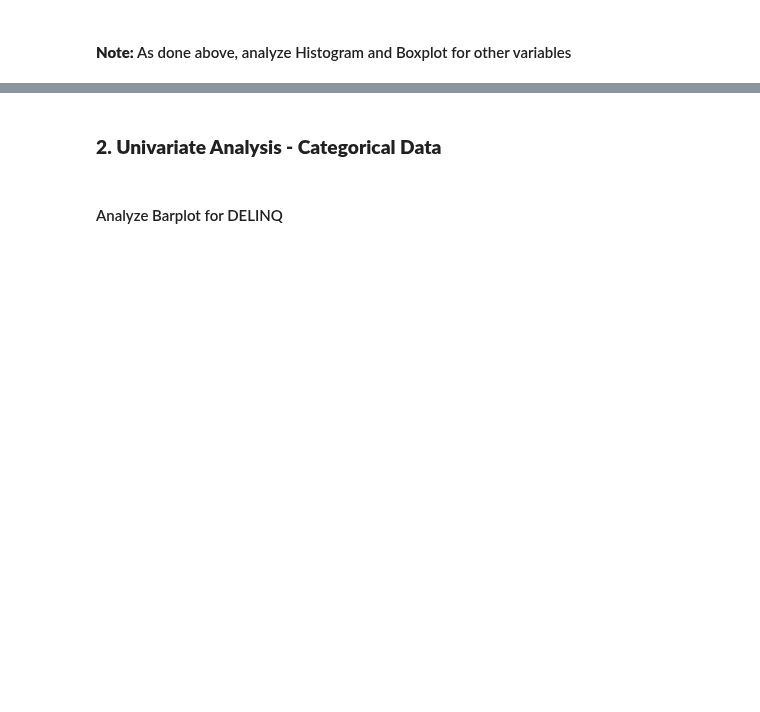
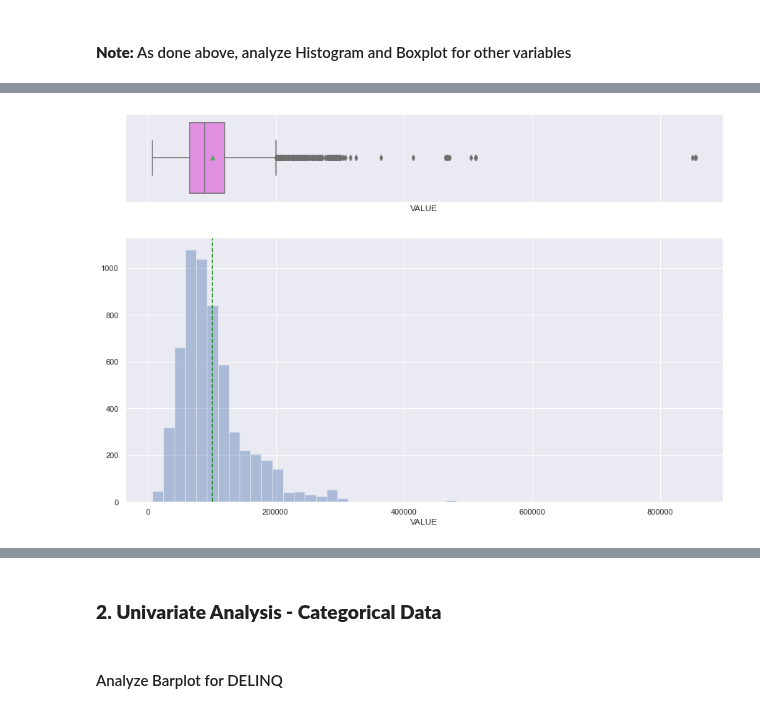
Before and after one commit to asadTariq666/Python_work, a Jupyter notebook: Loan Default Classification/Reference_Notebook_Milestone_1_Classification .ipynb, the cells around one changed output, grey strips where cells are left out. Drawn from its saved outputs; the diff is of its cells as text; code cells hidden in the pictures; blank space fills up the shorter version.

```diff
--- a/Loan Default Classification/Reference_Notebook_Milestone_1_Classification .ipynb
+++ b/Loan Default Classification/Reference_Notebook_Milestone_1_Classification .ipynb
@@ -279,0 +384,5 @@ histogram_boxplot(data['LOAN'])
+# %%
+# Build the histogram boxplot for VALUE
+histogram_boxplot(data['VALUE'])
+# %% [output]
+[figure, added]
```
Also changed, not shown: parts of 37 cells of this notebook.
